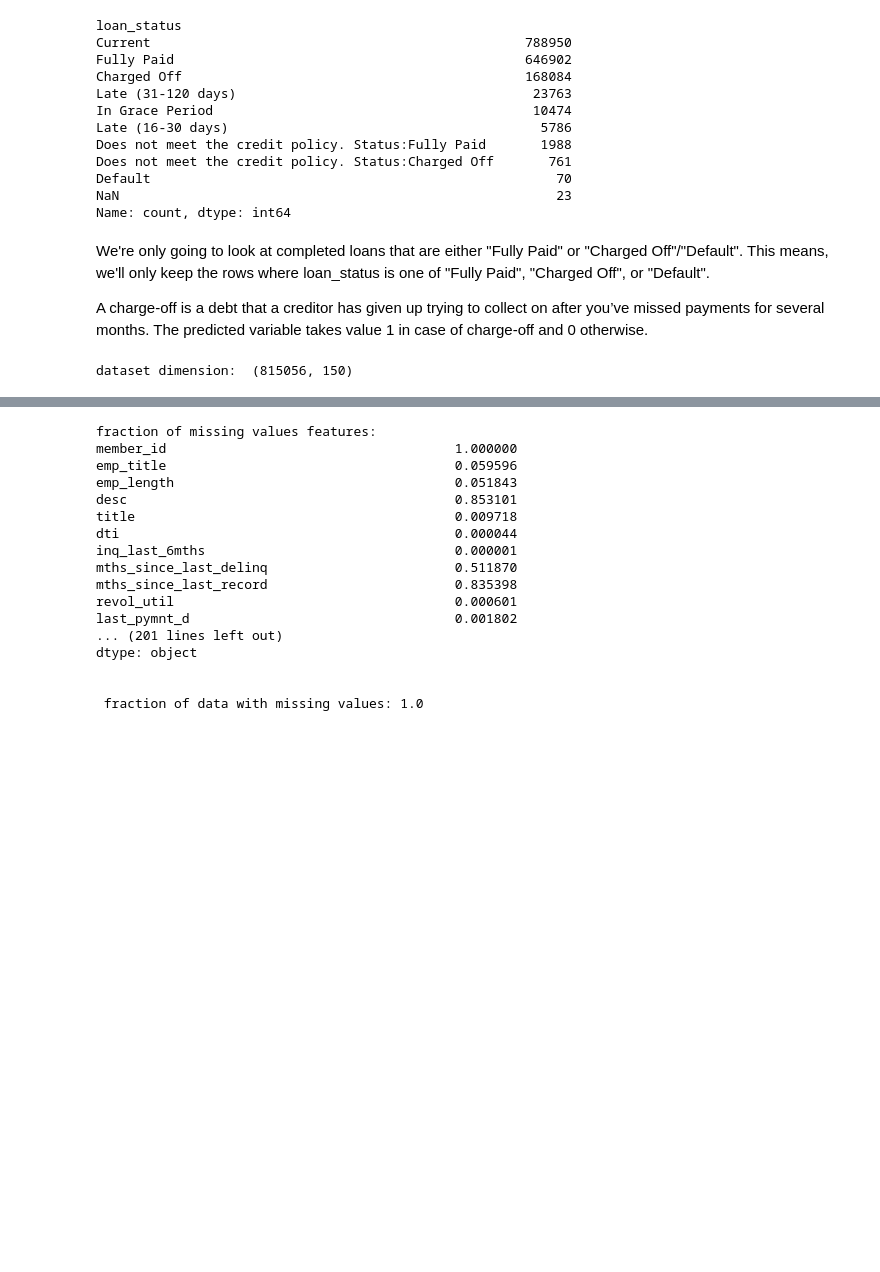
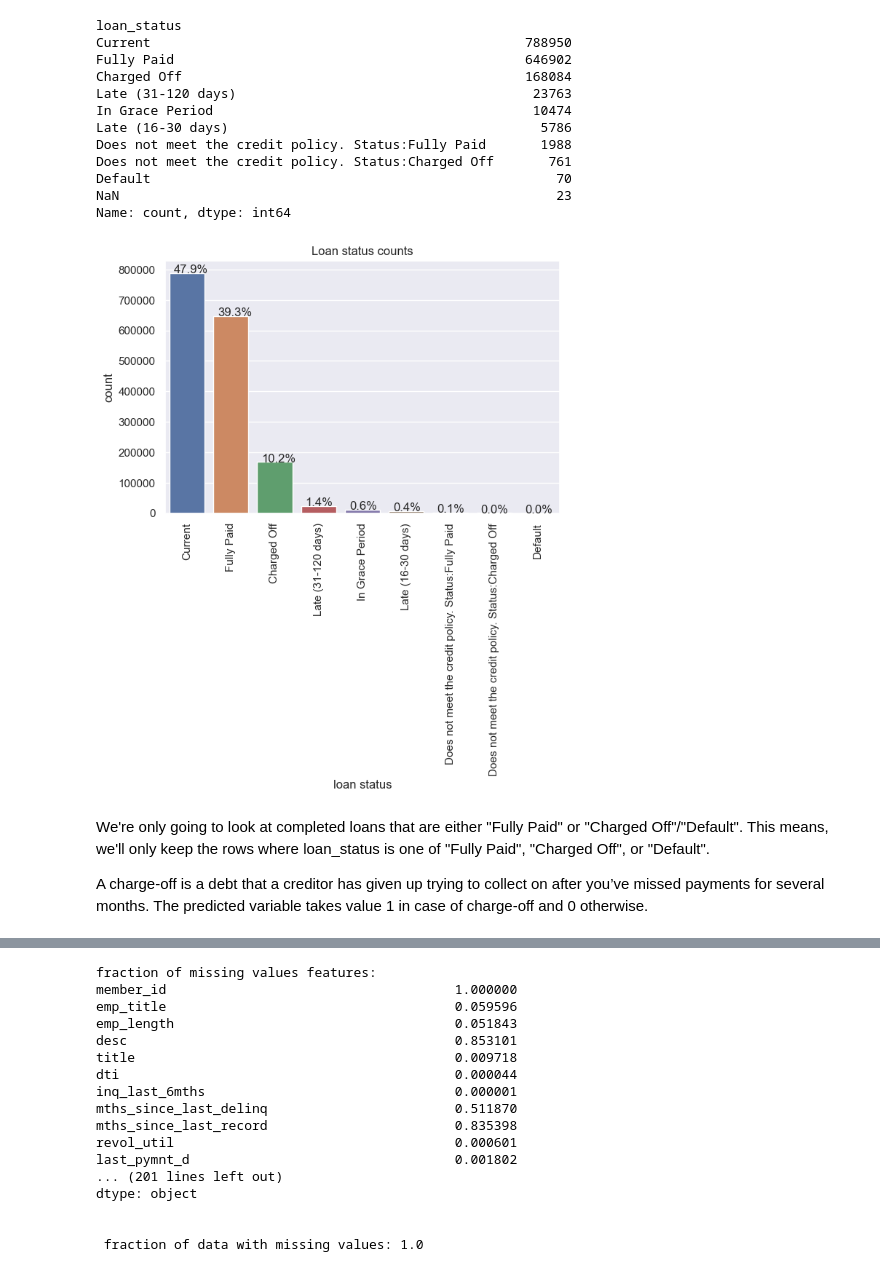
Before and after one commit to yxing12/data1030-load-default-prob, a Jupyter notebook: loan_default_prob.ipynb, the cells around one changed output, grey strips where cells are left out. Drawn from its saved outputs; the diff is of its cells as text; code cells hidden in the pictures; blank space fills up the shorter version.

Commit message:
EDA+ data prep

```diff
--- a/loan_default_prob.ipynb
+++ b/loan_default_prob.ipynb
@@ -104,6 +86,20 @@ Does not meet the credit policy. Status:Charged Off       761
 Default                                                    70
 NaN                                                        23
 Name: count, dtype: int64
+# %%
+loan_status_order = df['loan_status'].value_counts().index
+
+plt.figure(figsize=(7,4.5))
+ax = sns.countplot(x='loan_status', data=df, order=loan_status_order)
+for p in ax.patches:
+    ax.annotate('{:.1f}%'.format(100*p.get_height()/len(df['loan_status'])), (p.get_x()+0.1, p.get_height()+5))
+
+plt.title("Loan status counts")
+plt.xlabel('loan status')
+plt.xticks(rotation=90)
+plt.show()
+# %% [output]
+[figure, added]
 # %% [markdown]
 We're only going to look at completed loans that are either "Fully Paid" or "Charged Off"/"Default". This means, we'll only keep the rows where loan_status is one of "Fully Paid", "Charged Off", or "Default".
 
@@ -112,9 +108,5 @@ A charge-off is a debt that a creditor has given up trying to collect on after y
 df = df.loc[df['loan_status'].isin(['Fully Paid', 'Charged Off', 'Default'])]
 
 # Prepare our target variable by adding a 'defaulted' column
-df['defaulted'] = (df['loan_status'].isin(['Charged Off', 'Default'])).apply(np.uint8)
+df['defaulted'] = (df['loan_status'].isin(['Charged Off', 'Default'])).apply(np.float64)
 df.drop('loan_status', axis=1, inplace=True)
-
-print('dataset dimension: ',df.shape)
-# %% [output]
-dataset dimension:  (815056, 150)
```
Also changed, not shown: parts of 87 cells of this notebook, 1 other file.
